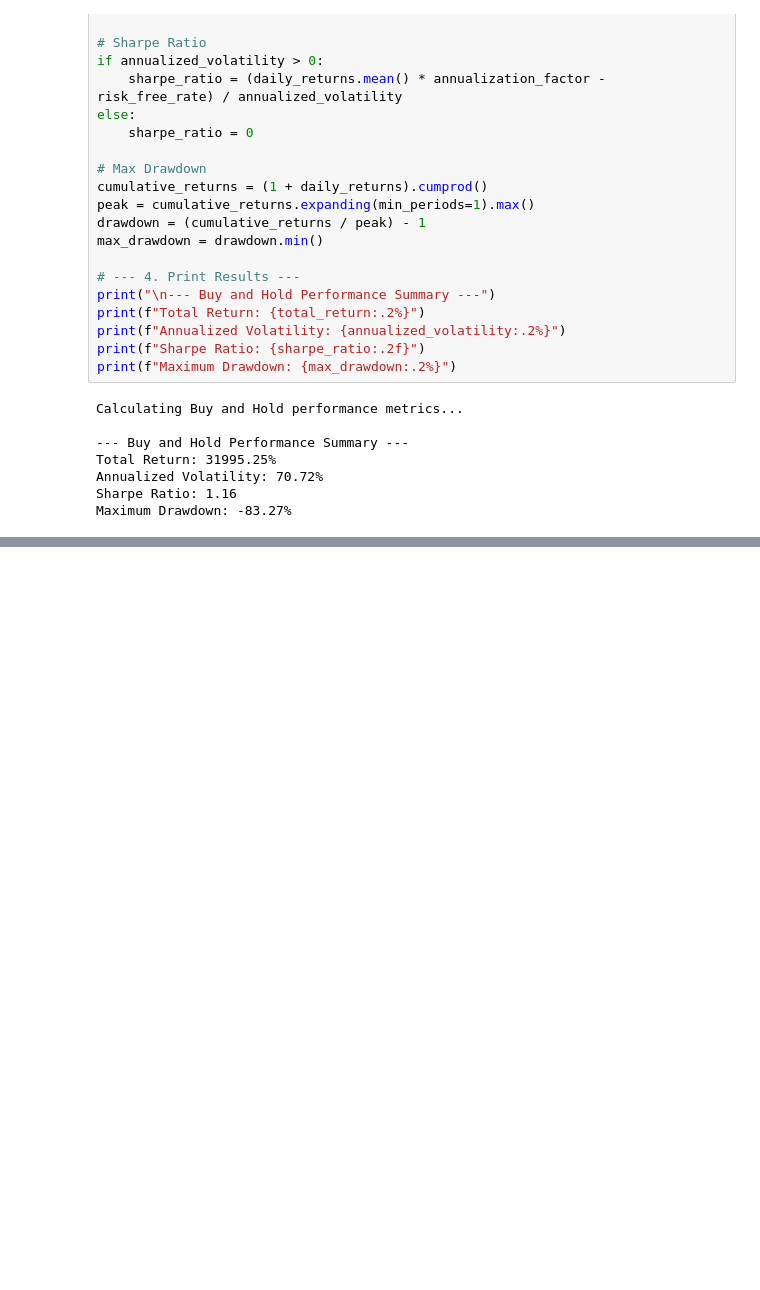
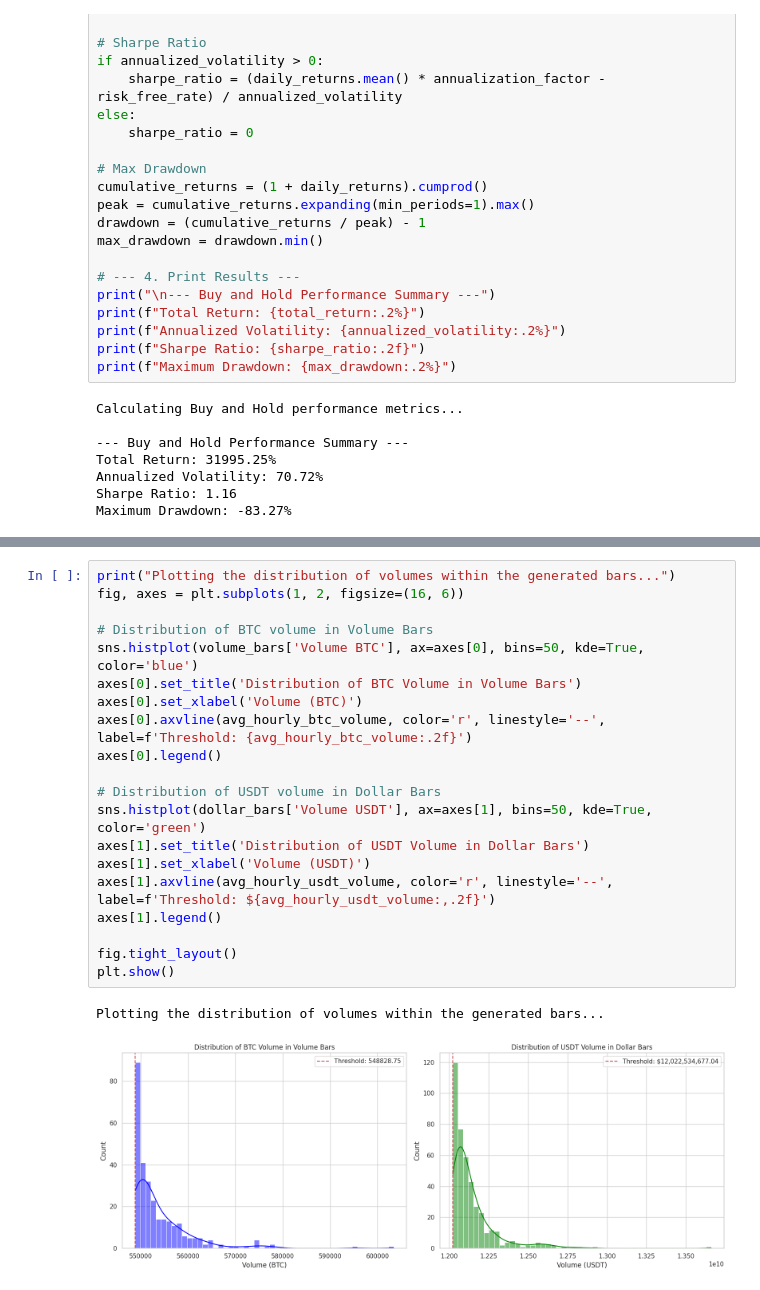
Before and after one commit to LeoCenturion/ceia-tpf, a Jupyter notebook: data_analysis/data_analysis.ipynb, the cells around one changed output, grey strips where cells are left out. Drawn from its saved outputs; the diff is of its cells as text; blank space fills up the shorter version.

```diff
--- a/data_analysis/data_analysis.ipynb
+++ b/data_analysis/data_analysis.ipynb
@@ -495,0 +554,23 @@ first_trading_bar = 0
+# %%
+print("Plotting the distribution of volumes within the generated bars...")
+fig, axes = plt.subplots(1, 2, figsize=(16, 6))
+
+# Distribution of BTC volume in Volume Bars
+sns.histplot(volume_bars['Volume BTC'], ax=axes[0], bins=50, kde=True, color='blue')
+axes[0].set_title('Distribution of BTC Volume in Volume Bars')
+axes[0].set_xlabel('Volume (BTC)')
+axes[0].axvline(avg_hourly_btc_volume, color='r', linestyle='--', label=f'Threshold: {avg_hourly_btc_volume:.2f}')
+axes[0].legend()
+
+# Distribution of USDT volume in Dollar Bars
+sns.histplot(dollar_bars['Volume USDT'], ax=axes[1], bins=50, kde=True, color='green')
+axes[1].set_title('Distribution of USDT Volume in Dollar Bars')
+axes[1].set_xlabel('Volume (USDT)')
+axes[1].axvline(avg_hourly_usdt_volume, color='r', linestyle='--', label=f'Threshold: ${avg_hourly_usdt_volume:,.2f}')
+axes[1].legend()
+
+fig.tight_layout()
+plt.show()
+# %% [output]
+Plotting the distribution of volumes within the generated bars...
+[figure, added]
```
Also changed, not shown: parts of 50 cells of this notebook, 14 other files.
